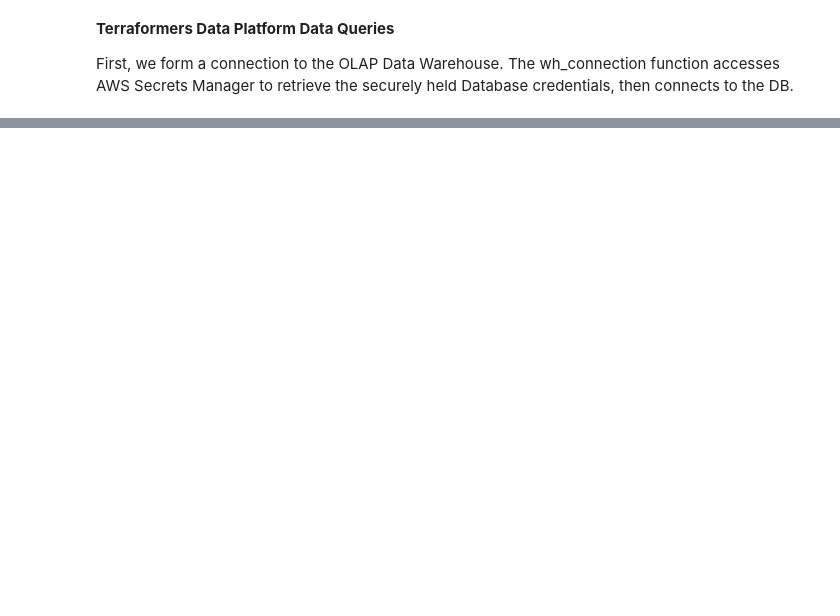
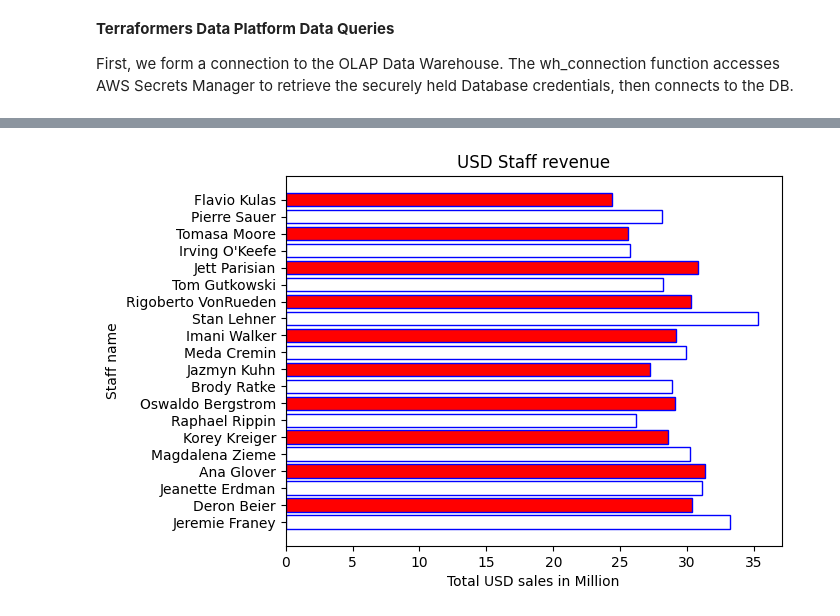
Before and after one commit to andrewstride/NC-ETL-project, a Jupyter notebook: python/data_queries.ipynb, the cells around one changed output, grey strips where cells are left out. Drawn from its saved outputs; the diff is of its cells as text; code cells hidden in the pictures; blank space fills up the shorter version.

```diff
--- a/python/data_queries.ipynb
+++ b/python/data_queries.ipynb
@@ -49,0 +32,19 @@ plt.show()
+# %%
+sales_usd_by_staff_rows = conn.run("""SELECT ROUND((SUM(units_sold * unit_price)/1000000), 1)
+                       AS total_mil_usd_sold, CONCAT (first_name, ' ', last_name) AS staff_name
+                       FROM fact_sales_order
+                       JOIN dim_staff
+                       ON staff_id = sales_staff_id
+                       JOIN dim_currency
+                       ON fact_sales_order.currency_id = dim_currency.currency_id
+                       WHERE dim_currency.currency_code = 'USD'
+                       GROUP BY staff_id, dim_currency.currency_code;""")
+fsales_cols = [col['name'] for col in conn.columns]
+usd_df = pd.DataFrame(sales_usd_by_staff_rows, columns=fsales_cols)
+plt.barh(usd_df['staff_name'], usd_df['total_mil_usd_sold'], color=['white', 'red'], edgecolor=['blue'])
+plt.xlabel("Total USD sales in Million")
+plt.ylabel("Staff name")
+plt.title("USD Staff revenue")
+plt.show()
+# %% [output]
+[figure, added]
```
Also changed, not shown: parts of 16 cells of this notebook.
